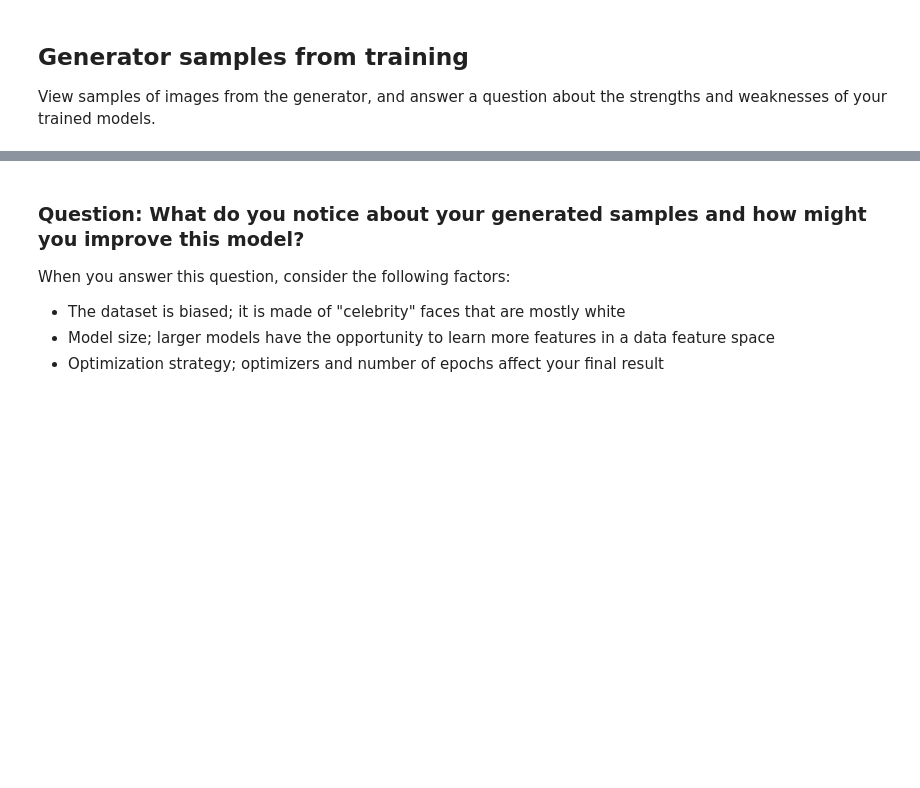
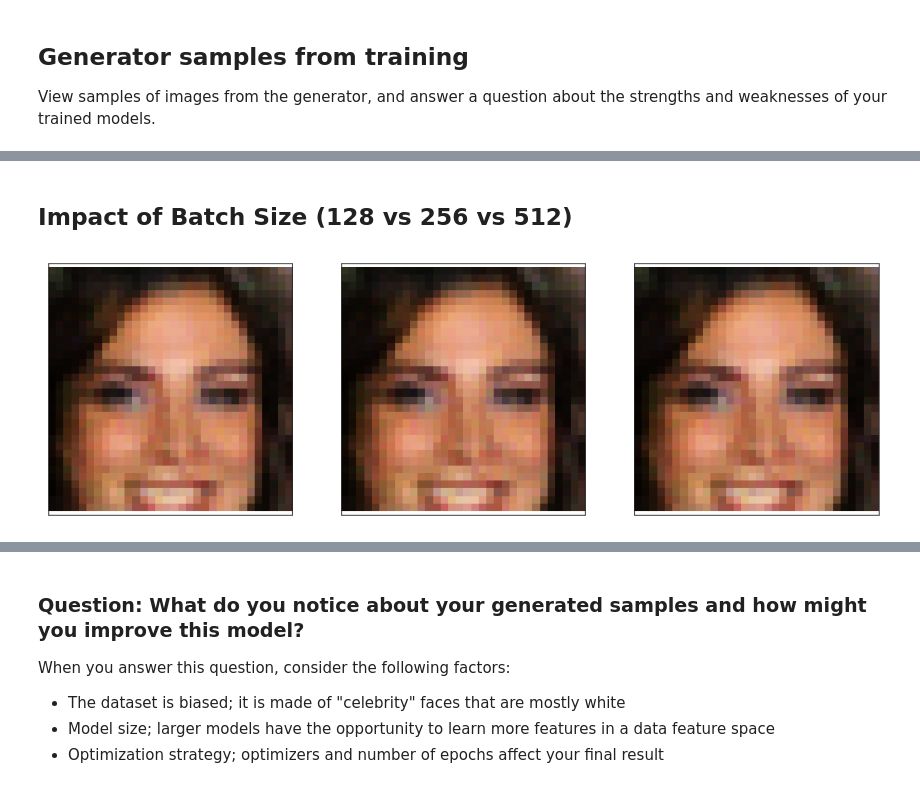
Before and after one commit to versavel/dl_nanodegree_project_face_generation, a Jupyter notebook: dlnd_face_generation.ipynb, the cells around one changed output, grey strips where cells are left out. Saved outputs shown, nothing was run; the diff lists cells and outputs as text; code cells hidden in the pictures; blank space fills up the shorter version.

```diff
--- a/dlnd_face_generation.ipynb
+++ b/dlnd_face_generation.ipynb
@@ -702,5 +699,5 @@ def view_samples(epoch, samples):
         im = ax.imshow(img.reshape((32,32,3)))
 # %%
 # Load samples from generator, taken while training
-with open('train_samples.pkl', 'rb') as f:
+with open('train_samples_conv_dim_64.pkl', 'rb') as f:
     samples = pkl.load(f)
@@ -710,0 +709,25 @@ _ = view_samples(-1, samples)
+# %% [markdown]
+## Impact of Batch Size (128 vs 256 vs 512)
+# %%
+# Load results from runs with batch_size = 256 and 512
+
+with open('train_samples_conv_dim_64.pkl', 'rb') as f:
+#with open('train_samples_Batchsize256.pkl', 'rb') as f:
+    samples_bs256 = pkl.load(f)
+
+with open('train_samples_conv_dim_64.pkl', 'rb') as f:
+#with open('train_samples_Batchsize512.pkl', 'rb') as f:
+    samples_bs512 = pkl.load(f)
+# %%
+fig, axes = plt.subplots(figsize=(16,5), nrows=1, ncols=3, sharey=True, sharex=True)
+n = max(len(samples_bs256), len(samples_bs512))
+images = [samples[n-1][0], samples_bs256[n-1][0], samples_bs512[n-1][0]]
+for ax, img in zip(axes.flatten(), images):
+    img = img.detach().cpu().numpy()
+    img = np.transpose(img, (1, 2, 0))
+    img = ((img + 1)*255 / (2)).astype(np.uint8)
+    ax.xaxis.set_visible(False)
+    ax.yaxis.set_visible(False)
+    im = ax.imshow(img.reshape((32,32,3)))
+# %% [output]
+[figure, added]
```
Also changed, not shown: parts of 17 cells of this notebook, 7 other files.
